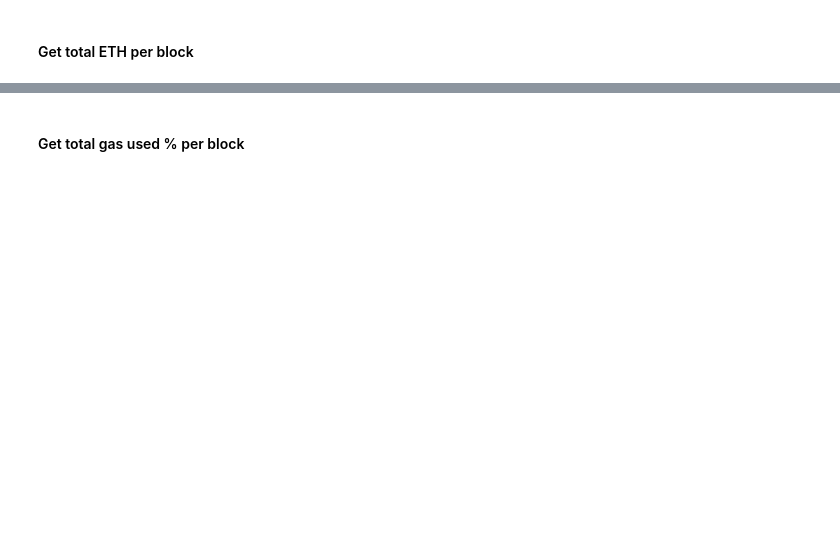
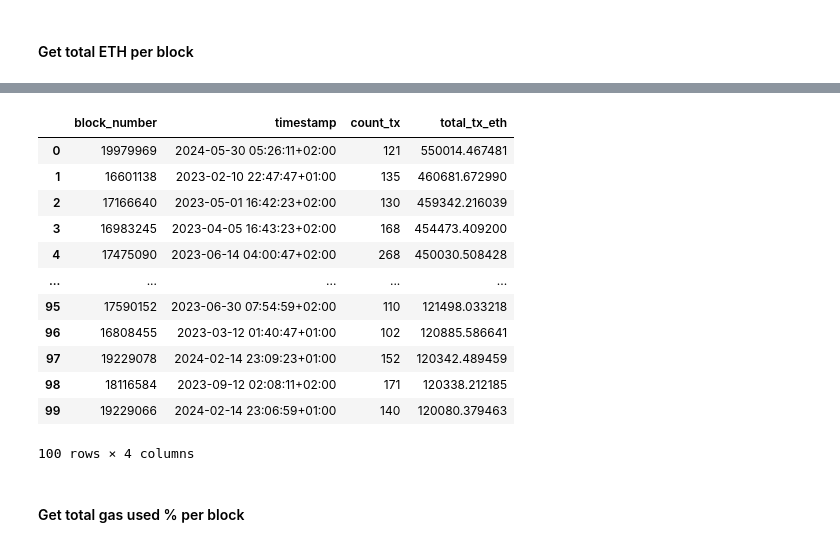
Before and after one commit to vnegi10/ETH_blockchain_data_analysis, a Jupyter notebook: DuckDB_query.ipynb, the cells around one changed output, grey strips where cells are left out. Drawn from its saved outputs; the diff is of its cells as text; code cells hidden in the pictures; blank space fills up the shorter version.

```diff
--- a/DuckDB_query.ipynb
+++ b/DuckDB_query.ipynb
@@ -109,12 +109,11 @@ def get_blocks_filtered(t_start, t_end, folder):
                           folder = folder)
 
     filter_blocks = duckdb.sql(f"""
-                                SELECT
-                                TO_TIMESTAMP(timestamp) AS timestamp,
-                                block_number
-                                FROM dim_cols
-                                WHERE TO_TIMESTAMP(timestamp)
-                                BETWEEN '{t_start}' AND '{t_end}'
+                                SELECT * FROM (
+                                  SELECT block_number, TO_TIMESTAMP(timestamp) AS timestamp
+                                  FROM dim_cols
+                                )
+                                WHERE timestamp BETWEEN '{t_start}' AND '{t_end}'
                                """)
 
     return filter_blocks
@@ -125,3 +120,14 @@ def get_blocks_filtered(t_start, t_end, folder):
+# %%
+def get_blocks_min_max(filter_blocks):
+
+    block_range = duckdb.sql(f"""
+                             SELECT
+                               MIN(block_number) AS min_block,
+                               MAX(block_number) AS max_block
+                             FROM filter_blocks
+                             """).fetchone()
+
+    return block_range
 # %% [markdown]
 ### Block level analytics
 # %% [markdown]
@@ -239,4 +225,5 @@ Wall time: 259 ms
 # %%
-# %%time
+%%time
 
-# get_eth_per_block("2023-01-01", "2025-01-01", y3)
+get_eth_per_block("2023-01-01", "2025-01-01", y3).df()
+# %% [output]
@@ -243,3 +232,16 @@ Wall time: 259 ms
+|  | block_number | timestamp | count_tx | total_tx_eth |
+| 0 | 19979969 | 2024-05-30 05:26:11+02:00 | 121 | 550014.467481 |
+| 1 | 16601138 | 2023-02-10 22:47:47+01:00 | 135 | 460681.672990 |
+| 2 | 17166640 | 2023-05-01 16:42:23+02:00 | 130 | 459342.216039 |
+| 3 | 16983245 | 2023-04-05 16:43:23+02:00 | 168 | 454473.409200 |
+| 4 | 17475090 | 2023-06-14 04:00:47+02:00 | 268 | 450030.508428 |
+| ... | ... | ... | ... | ... |
+| 95 | 17590152 | 2023-06-30 07:54:59+02:00 | 110 | 121498.033218 |
+| 96 | 16808455 | 2023-03-12 01:40:47+01:00 | 102 | 120885.586641 |
+| 97 | 19229078 | 2024-02-14 23:09:23+01:00 | 152 | 120342.489459 |
+| 98 | 18116584 | 2023-09-12 02:08:11+02:00 | 171 | 120338.212185 |
+| 99 | 19229066 | 2024-02-14 23:06:59+01:00 | 140 | 120080.379463 |
+100 rows × 4 columns
 # %% [markdown]
 #### Get total gas used % per block
 # %%
```
Also changed, not shown: parts of 33 cells of this notebook, 1 other file.
